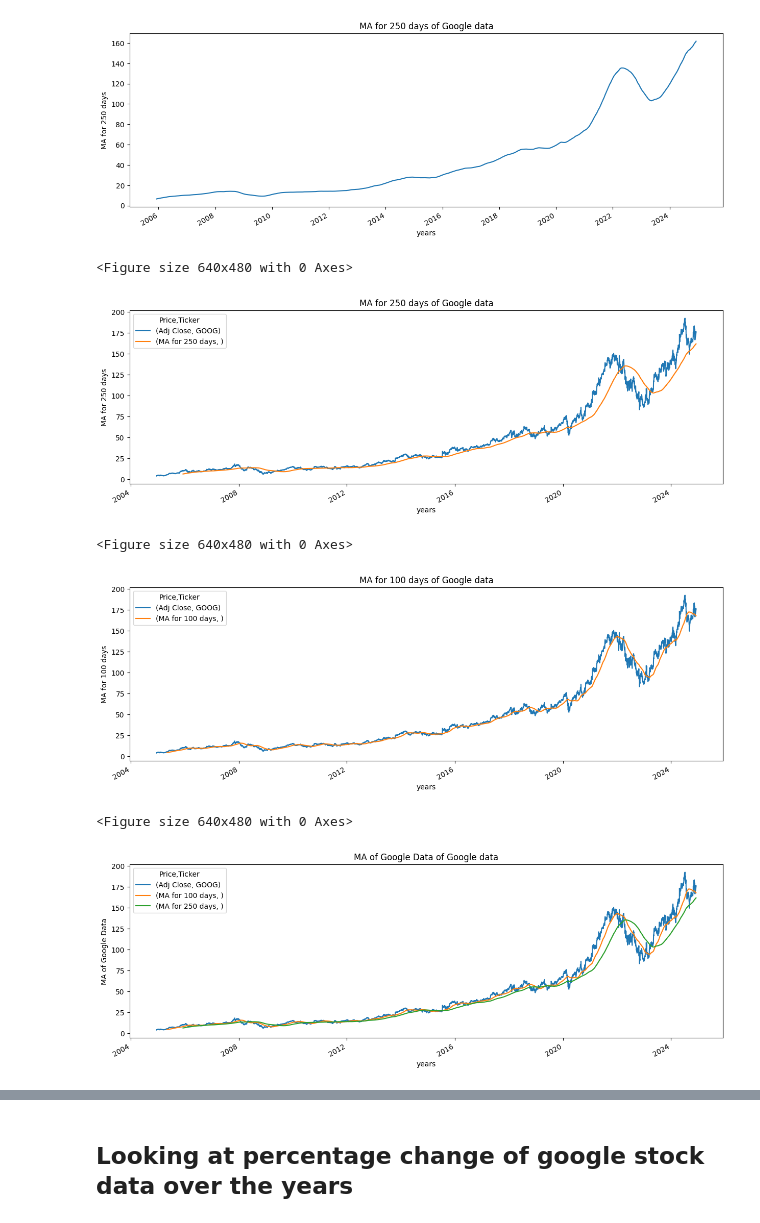
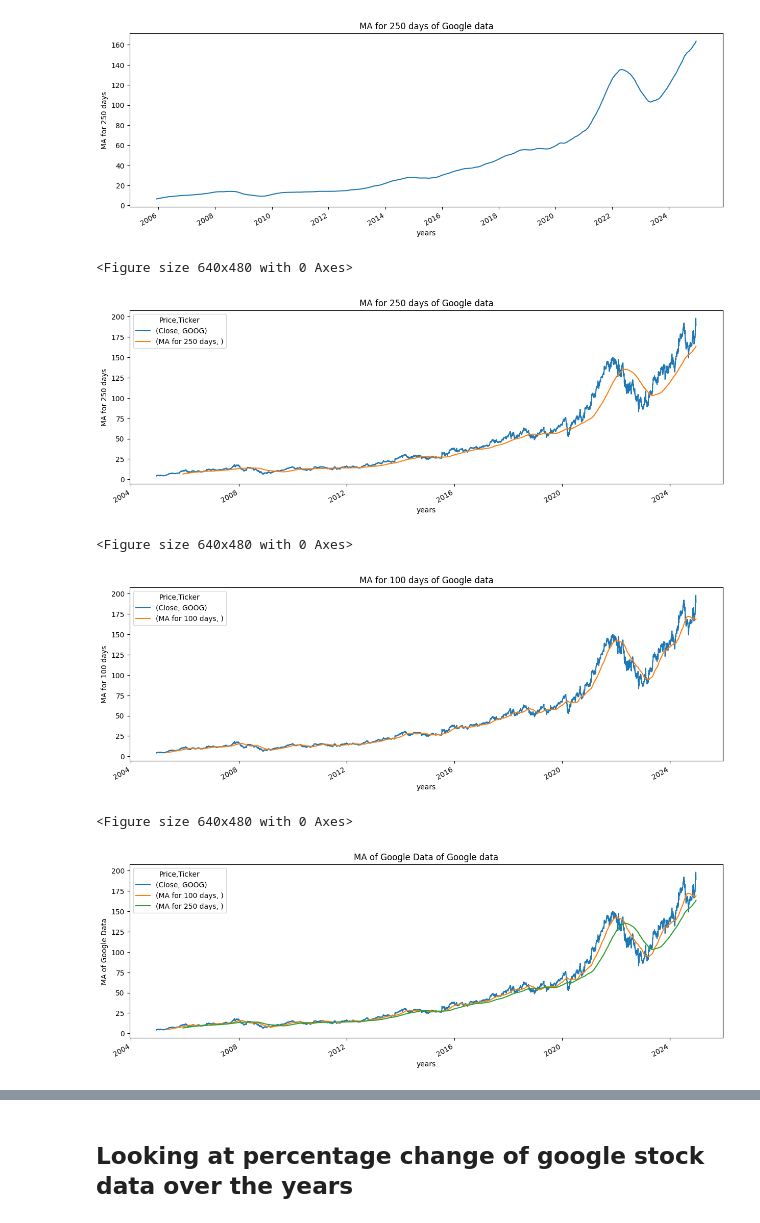
Before and after one commit to Slowdust18/stock_price_predictor, a Jupyter notebook: main.ipynb, the cells around one changed output, grey strips where cells are left out. Saved outputs shown, nothing was run; the diff lists cells and outputs as text; code cells hidden in the pictures.

```diff
--- a/main.ipynb
+++ b/main.ipynb
@@ -71,5 +71,5 @@ for i in range(2004,2025):
 # %%
-google_data["MA for 250 days"]=google_data["Adj Close"].rolling(250).mean()
+google_data["MA for 250 days"]=google_data["Close"].rolling(250).mean()
 # %%
 google_data["MA for 250 days"][0:250].tail()
 # %% [output]
@@ -96,19 +96,19 @@ plot_graph((15,5), google_data["MA for 250 days"], "MA for 250 days")
 # %% [output]
 [figure]
 # %%
-plot_graph((15,5), google_data[["Adj Close", "MA for 250 days"]], "MA for 250 days")
+plot_graph((15,5), google_data[["Close", "MA for 250 days"]], "MA for 250 days")
 # %% [output]
 <Figure size 640x480 with 0 Axes>
-[figure, old version]
+[figure, new version]
 # %%
-google_data["MA for 100 days"]=google_data["Adj Close"].rolling(100).mean()
-plot_graph((15,5), google_data[["Adj Close", "MA for 100 days"]], "MA for 100 days")
+google_data["MA for 100 days"]=google_data["Close"].rolling(100).mean()
+plot_graph((15,5), google_data[["Close", "MA for 100 days"]], "MA for 100 days")
 # %% [output]
 <Figure size 640x480 with 0 Axes>
-[figure, old version]
+[figure, new version]
 # %%
-plot_graph((15,5), google_data[["Adj Close", "MA for 100 days",  "MA for 250 days"]], "MA of Google Data")
+plot_graph((15,5), google_data[["Close", "MA for 100 days",  "MA for 250 days"]], "MA of Google Data")
 # %% [output]
 <Figure size 640x480 with 0 Axes>
-[figure, old version]
+[figure, new version]
 # %%
```
Also changed, not shown: parts of 20 cells of this notebook, 1 other file.
